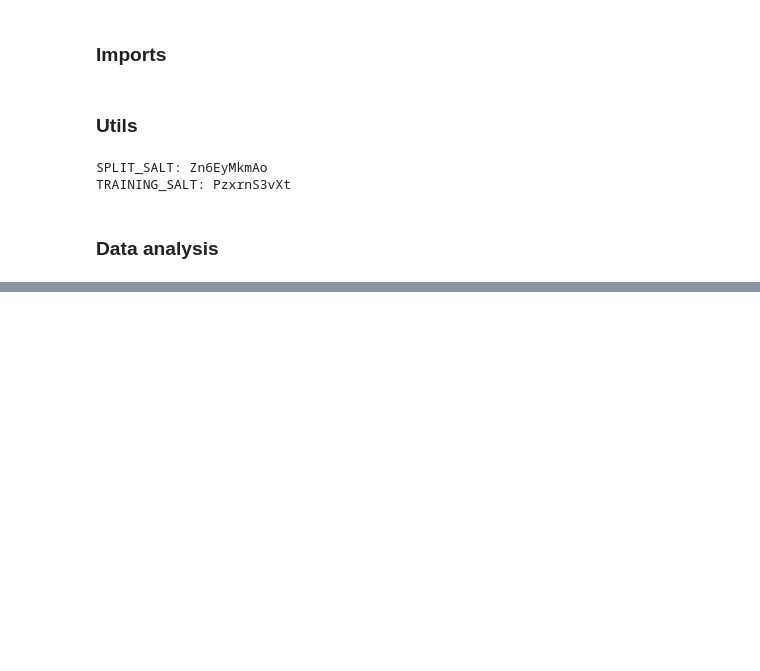
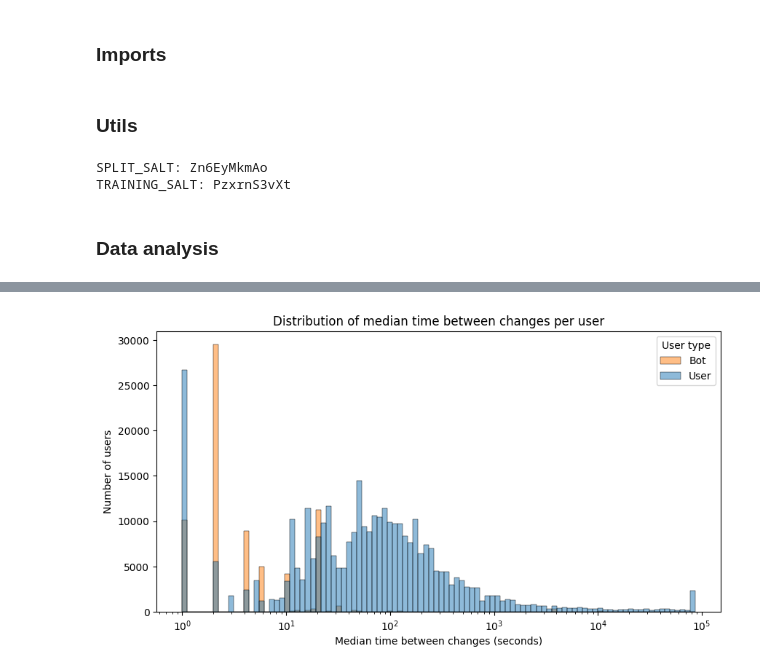
Before and after one commit to R1chrdson/bot_detection_mmdb23, a Jupyter notebook: classify_data/classifier.ipynb, the cells around one changed output, grey strips where cells are left out. Cells and saved outputs as stored; diff of their text form; code cells hidden in the pictures; blank space fills up the shorter version.

```diff
--- a/classify_data/classifier.ipynb
+++ b/classify_data/classifier.ipynb
@@ -52,0 +92,22 @@ train_dataset = dataset[~validation_mask]
+# %%
+users_time_delta = pd.merge(
+    user_time_delta_data.groupby('user')['time_delta'].median(),
+    user_time_delta_data.set_index('user')['bot'],
+    left_index=True,
+    right_index=True
+)
+users_time_delta['time_delta'] = users_time_delta['time_delta'].astype('timedelta64[s]').astype(int)
+users_time_delta['bot'] = users_time_delta['bot'].apply(lambda x: 'Bot' if x else 'User')
+users_time_delta.loc[users_time_delta['time_delta'] > 86400, 'time_delta'] = 86400
+
+ax = sns.histplot(data=users_time_delta, x='time_delta', hue='bot', bins=100, log_scale=True)
+
+plt.title('Distribution of median time between changes per user')
+plt.ylabel('Number of users')
+plt.xlabel('Median time between changes (seconds)')
+plt.legend(['Bot', 'User'], title='User type')
+
+fig = plt.gcf()
+fig.set_size_inches(10, 5)
+# %% [output]
+[figure, added]
```
Also changed, not shown: parts of 9 cells of this notebook.
